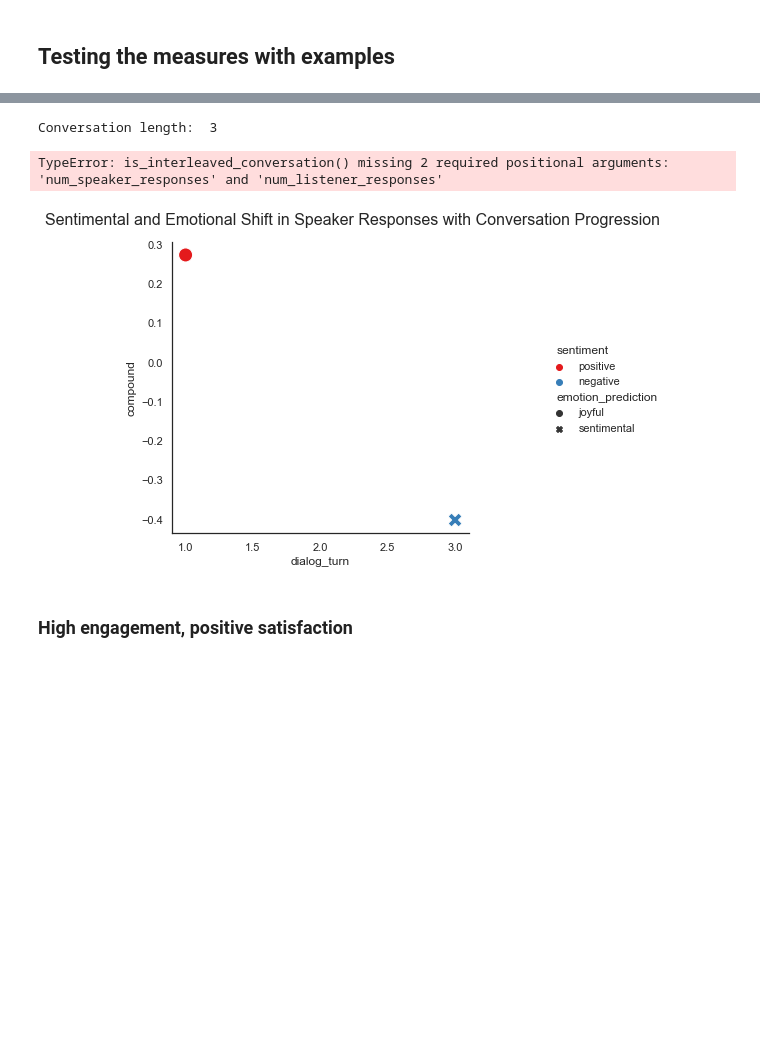
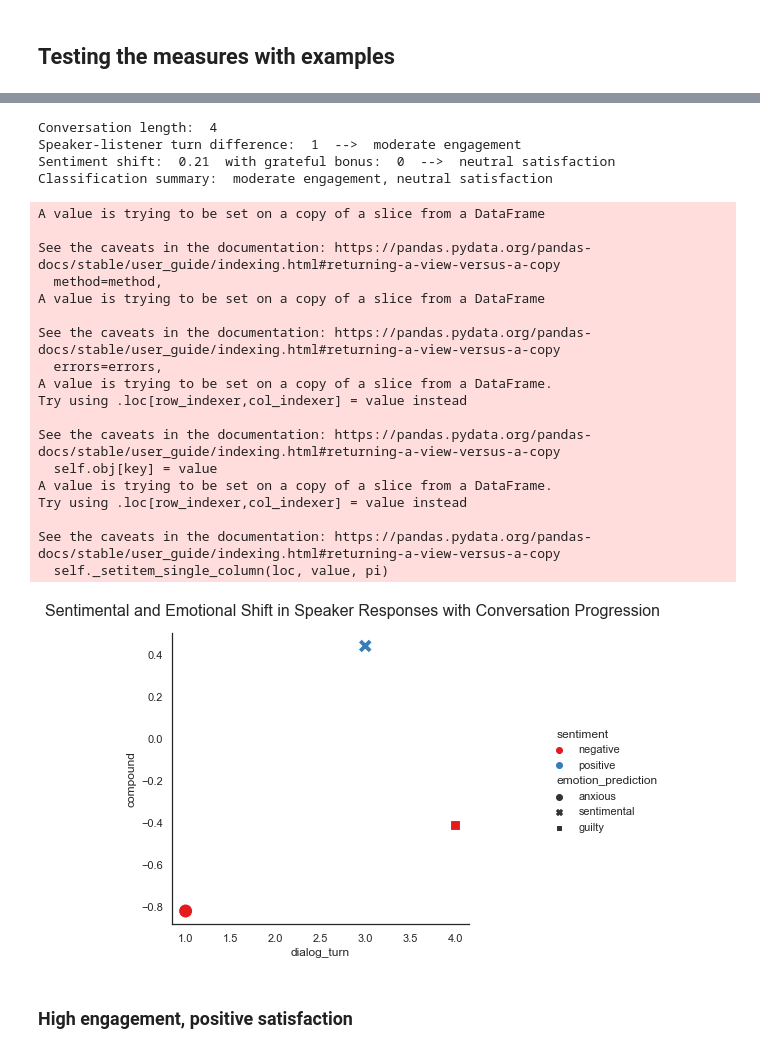
Before and after one commit to cetsen/therapeutic-chatbot, a Jupyter notebook: engagement_satisfaction.ipynb, the cells around one changed output, grey strips where cells are left out. Saved outputs shown, nothing was run; the diff lists cells and outputs as text; code cells hidden in the pictures; blank space fills up the shorter version.

```diff
--- a/engagement_satisfaction.ipynb
+++ b/engagement_satisfaction.ipynb
@@ -116,7 +116,12 @@ def merge_consecutive_speaker_responses(conversation, speaker):
 
         i += 1
 
-    return conversation
+    speaker_responses = conversation[conversation["author"] == speaker]
+    listener_responses = conversation[conversation["author"] == listener]
+    num_speaker_responses = len(speaker_responses)
+    num_listener_responses = len(listener_responses)
+
+    return conversation, num_speaker_responses, num_listener_responses
 # %%
 # If all the even-numbered turns are by the speaker and if all the odd-numbered turns are by the listener, returns True. Otherwise, returns False.
 def is_interleaved_conversation(speaker, listener, conversation):
@@ -136,11 +141,11 @@ def is_interleaved_conversation(speaker, listener, conversation):
 
     return True
 # %%
-def calculate_engagement(speaker_responses, listener_responses, num_speaker_responses, num_listener_responses, conversation):
-    conversation = merge_consecutive_speaker_responses(conversation, speaker)
+def calculate_engagement(speaker, listener, conversation):
+    conversation, num_speaker_responses, num_listener_responses = merge_consecutive_speaker_responses(conversation, speaker)
     conversation, sum_token_length = calculate_speaker_token_length(conversation, speaker)
-
-    diff = len(speaker_responses) - len(speaker_responses)
+    diff = num_speaker_responses - num_listener_responses
+    diff = abs(diff)
     num_turns = len(conversation)
 
     engagement = ""
@@ -155,7 +160,7 @@ def calculate_engagement(speaker_responses, listener_responses, num_speaker_resp
             engagement = "low engagement"
 
     elif num_turns >= 4:
-        if (is_interleaved_conversation(speaker, listener, conversation) == True or (diff <= 1 and diff >= -1)) and sum_token_length > 15:
+        if (is_interleaved_conversation(speaker, listener, conversation) == True or (diff <= 1)) and sum_token_length > 15:
             engagement = "high engagement"
         else:
             engagement = "low engagement"
@@ -172,7 +175,7 @@ def plot_emotion_sentiment(speaker_responses):
     g.fig.suptitle('Sentimental and Emotional Shift in Speaker Responses with Conversation Progression', fontsize=16)
     g.fig.subplots_adjust(top=0.9);
 # %%
-def calculate_satisfaction(speaker_responses, conversation):
+def calculate_satisfaction(speaker_responses, conversation, speaker):
     satisfaction = ""
 
     f = np.polyfit(speaker_responses['dialog_turn'], speaker_responses['compound'], deg=1)
@@ -181,7 +184,7 @@ def calculate_satisfaction(speaker_responses, conversation):
     # If either the last speaker text is tagged with grateful & positive
     # or if the last speaker text contains lexical details that express gratitude, add a bonus point to satisfaction.
     grateful_bonus = 0
-    if check_grateful_positive()==True or check_lexical_details()==True:
+    if check_grateful_positive(speaker_responses)==True or check_lexical_details(speaker_responses, speaker)==True:
         grateful_bonus = 0.4
         slope += grateful_bonus
 
@@ -239,8 +243,8 @@ def check_lexical_details(speaker_responses):
 # %% [markdown]
 ## Final classification
 # %%
-def classify_conversation(speaker_responses, num_speaker_responses, num_listener_responses, conversation):
-    return str(calculate_engagement(speaker_responses, listener_responses, num_speaker_responses, num_listener_responses, conversation)[1] + ", " + calculate_satisfaction(speaker_responses, conversation)[1])
+def classify_conversation(speaker_responses, num_speaker_responses, num_listener_responses, conversation, speaker, listener):
+    return str(calculate_engagement(speaker, listener, conversation)[1] + ", " + calculate_satisfaction(speaker_responses, conversation, speaker)[1])
 # %% [markdown]
 ## Testing the measures with examples
 # %%
@@ -262,6 +267,26 @@ df[df["conversation_id"] == 37]
 # %%
-test_examples(37)
+test_examples(24)
 # %% [output]
-Conversation length:  3
+Conversation length:  4
+Speaker-listener turn difference:  1  -->  moderate engagement
+Sentiment shift:  0.21  with grateful bonus:  0  -->  neutral satisfaction
+Classification summary:  moderate engagement, neutral satisfaction
-TypeError: is_interleaved_conversation() missing 2 required positional arguments: 'num_speaker_responses' and 'num_listener_responses'
+A value is trying to be set on a copy of a slice from a DataFrame
+
+See the caveats in the documentation: https://pandas.pydata.org/pandas-docs/stable/user_guide/indexing.html#returning-a-view-versus-a-copy
+  method=method,
+A value is trying to be set on a copy of a slice from a DataFrame
+
+See the caveats in the documentation: https://pandas.pydata.org/pandas-docs/stable/user_guide/indexing.html#returning-a-view-versus-a-copy
+  errors=errors,
+A value is trying to be set on a copy of a slice from a DataFrame.
+Try using .loc[row_indexer,col_indexer] = value instead
+
+See the caveats in the documentation: https://pandas.pydata.org/pandas-docs/stable/user_guide/indexing.html#returning-a-view-versus-a-copy
+  self.obj[key] = value
+A value is trying to be set on a copy of a slice from a DataFrame.
+Try using .loc[row_indexer,col_indexer] = value instead
+
+See the caveats in the documentation: https://pandas.pydata.org/pandas-docs/stable/user_guide/indexing.html#returning-a-view-versus-a-copy
+  self._setitem_single_column(loc, value, pi)
-[figure, old version]
+[figure, new version]
```
Also changed, not shown: parts of 19 cells of this notebook.
